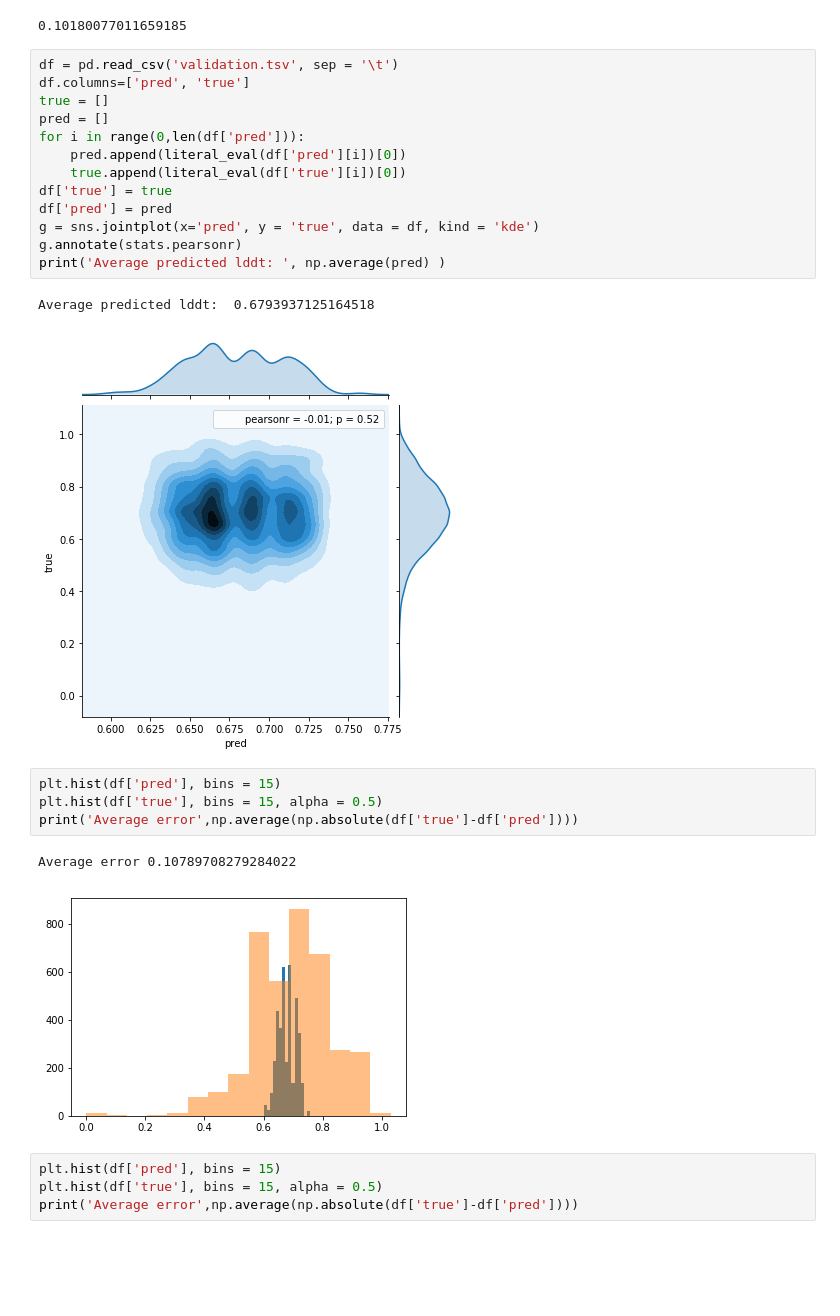
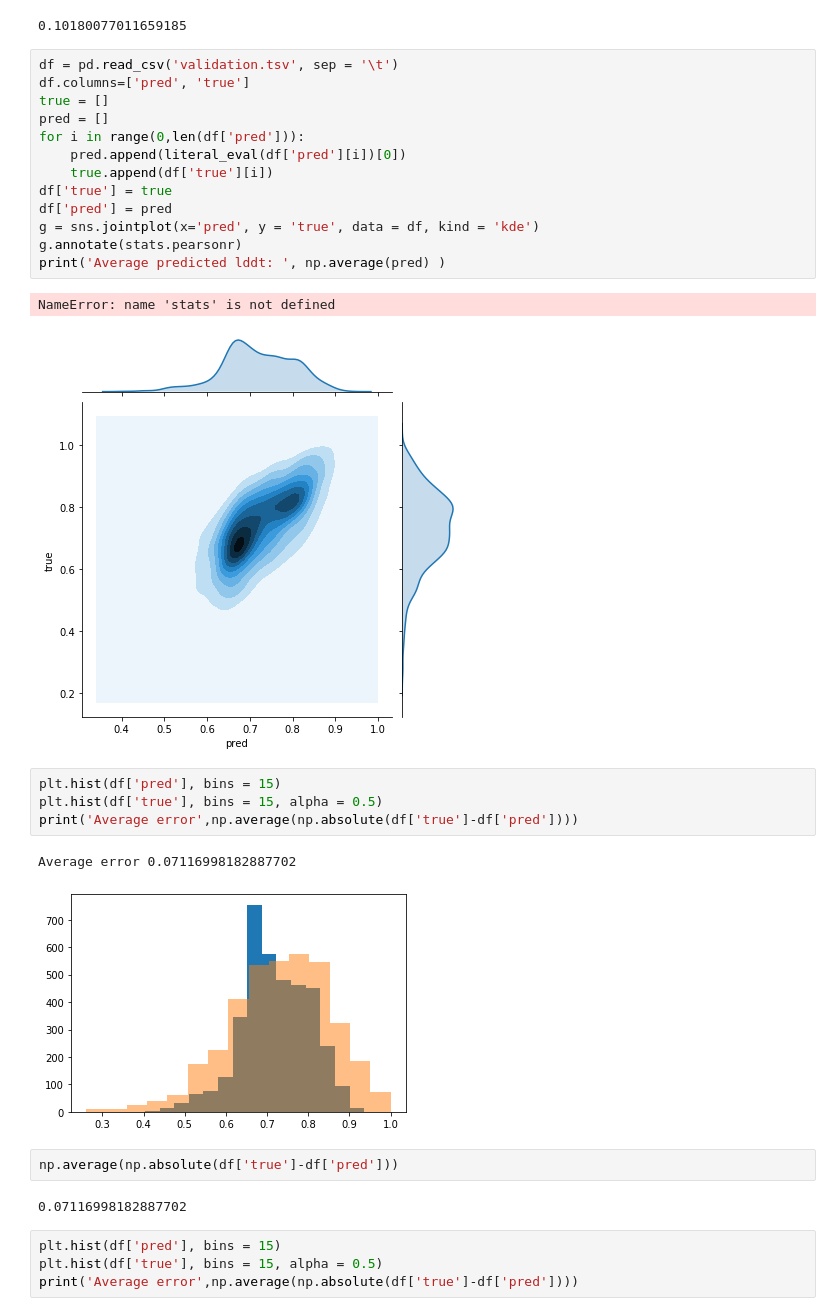
Before and after one commit to patrickbryant1/basic_scilife_scripts, a Jupyter notebook: models/model_analysis.ipynb, the cells around one changed output. Cells and saved outputs as stored; diff of their text form; blank space fills up the shorter version.

```diff
--- a/models/model_analysis.ipynb
+++ b/models/model_analysis.ipynb
@@ -51,26 +60,30 @@ sum_dev/len(global_lddt)
 # %%
 df = pd.read_csv('validation.tsv', sep = '\t')
 df.columns=['pred', 'true']
 true = []
 pred = []
 for i in range(0,len(df['pred'])):
     pred.append(literal_eval(df['pred'][i])[0])
-    true.append(literal_eval(df['true'][i])[0])
+    true.append(df['true'][i])
 df['true'] = true
 df['pred'] = pred
 g = sns.jointplot(x='pred', y = 'true', data = df, kind = 'kde')
 g.annotate(stats.pearsonr)
 print('Average predicted lddt: ', np.average(pred) )
 # %% [output]
-Average predicted lddt:  0.6793937125164518
+NameError: name 'stats' is not defined
-[figure, old version]
+[figure, new version]
 # %%
 plt.hist(df['pred'], bins = 15)
 plt.hist(df['true'], bins = 15, alpha = 0.5)
 print('Average error',np.average(np.absolute(df['true']-df['pred'])))
 # %% [output]
-Average error 0.10789708279284022
+Average error 0.07116998182887702
-[figure, old version]
+[figure, new version]
+# %%
+np.average(np.absolute(df['true']-df['pred']))
+# %% [output]
+0.07116998182887702
 # %%
 plt.hist(df['pred'], bins = 15)
 plt.hist(df['true'], bins = 15, alpha = 0.5)
```
Also changed, not shown: parts of 3 cells of this notebook, 3 other files.
